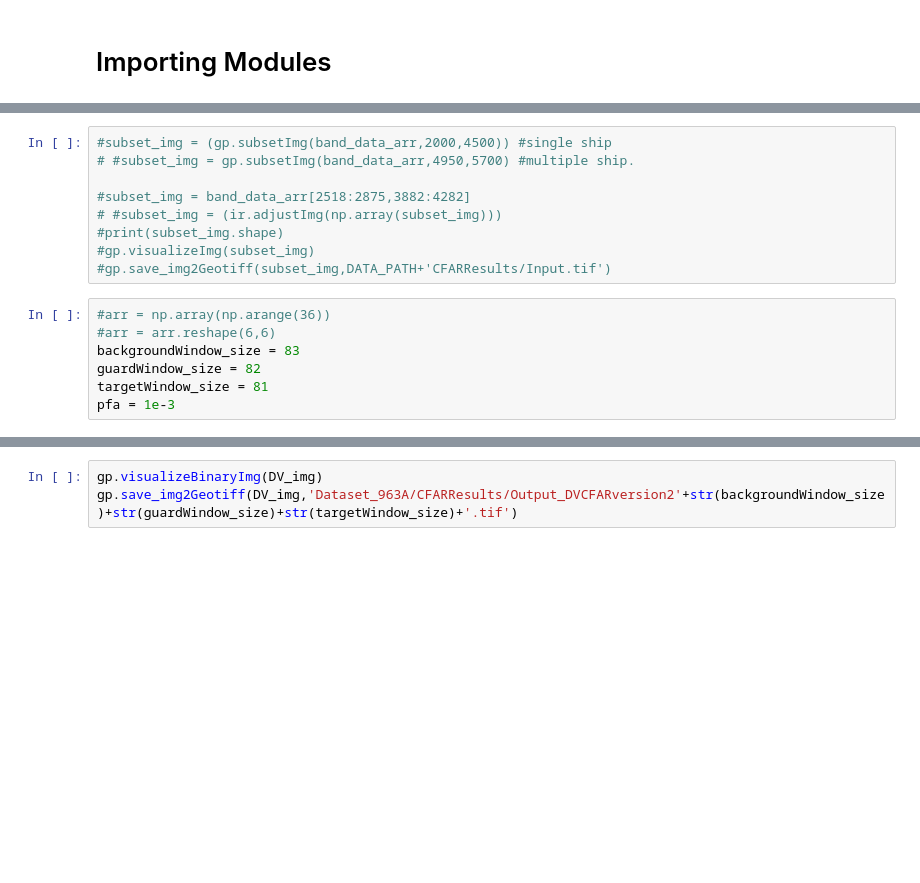
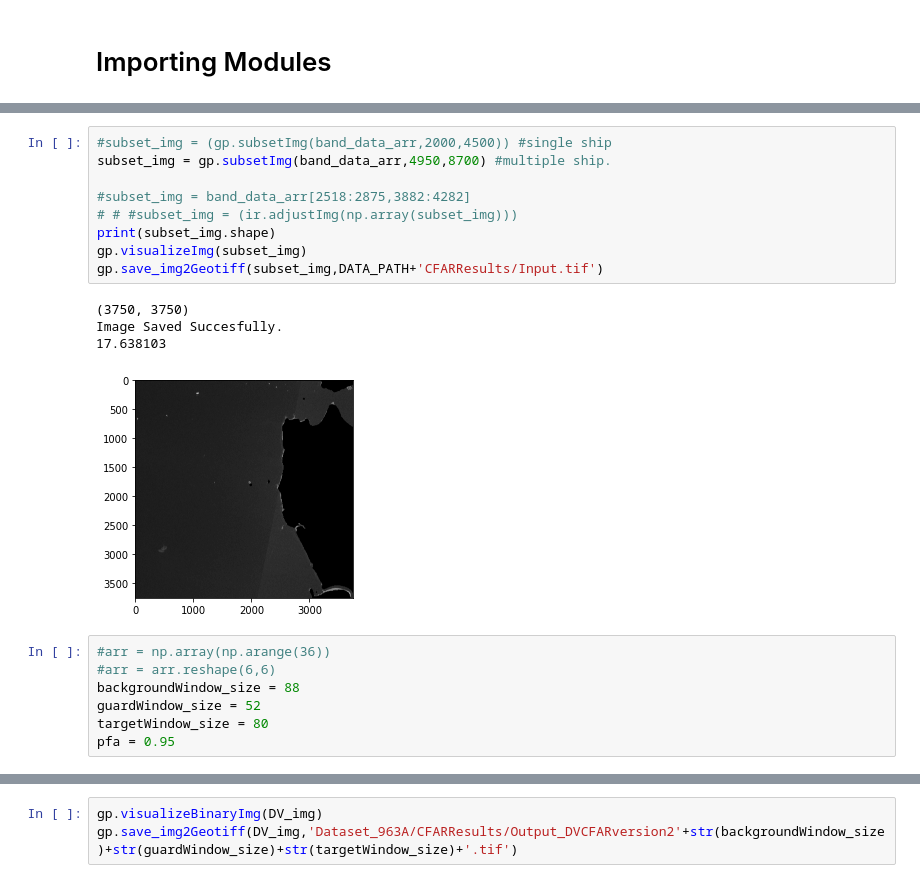
Before and after one commit to harshal306/ShipDetectionBCFAR_SARImagery, a Jupyter notebook: AdaptiveThresholdAlgo/CFARImplementation.ipynb, the cells around one changed output, grey strips where cells are left out. Drawn from its saved outputs; the diff is of its cells as text; blank space fills up the shorter version.

```diff
--- a/AdaptiveThresholdAlgo/CFARImplementation.ipynb
+++ b/AdaptiveThresholdAlgo/CFARImplementation.ipynb
@@ -29,20 +30,25 @@ gp.visualizeImg(band_data_arr)
 [figure]
 # %%
 #subset_img = (gp.subsetImg(band_data_arr,2000,4500)) #single ship
-# #subset_img = gp.subsetImg(band_data_arr,4950,5700) #multiple ship.
+subset_img = gp.subsetImg(band_data_arr,4950,8700) #multiple ship.
 
 #subset_img = band_data_arr[2518:2875,3882:4282]
-# #subset_img = (ir.adjustImg(np.array(subset_img)))
-#print(subset_img.shape)
-#gp.visualizeImg(subset_img)
-#gp.save_img2Geotiff(subset_img,DATA_PATH+'CFARResults/Input.tif')
+# # #subset_img = (ir.adjustImg(np.array(subset_img)))
+print(subset_img.shape)
+gp.visualizeImg(subset_img)
+gp.save_img2Geotiff(subset_img,DATA_PATH+'CFARResults/Input.tif')
+# %% [output]
+(3750, 3750)
+Image Saved Succesfully.
+17.638103
+[figure, added]
 # %%
 #arr = np.array(np.arange(36))
 #arr = arr.reshape(6,6)
-backgroundWindow_size = 83
-guardWindow_size = 82
-targetWindow_size = 81
-pfa = 1e-3
+backgroundWindow_size = 88
+guardWindow_size = 52
+targetWindow_size = 80
+pfa = 0.95
 # %%
 print("CFAR Version 2")
 cfar_version2 = cfarv2.CFAR_v2(band_data_arr,targetWindow_size,guardWindow_size,backgroundWindow_size,pfa)
```
Also changed, not shown: parts of 5 cells of this notebook, 7 other files.
